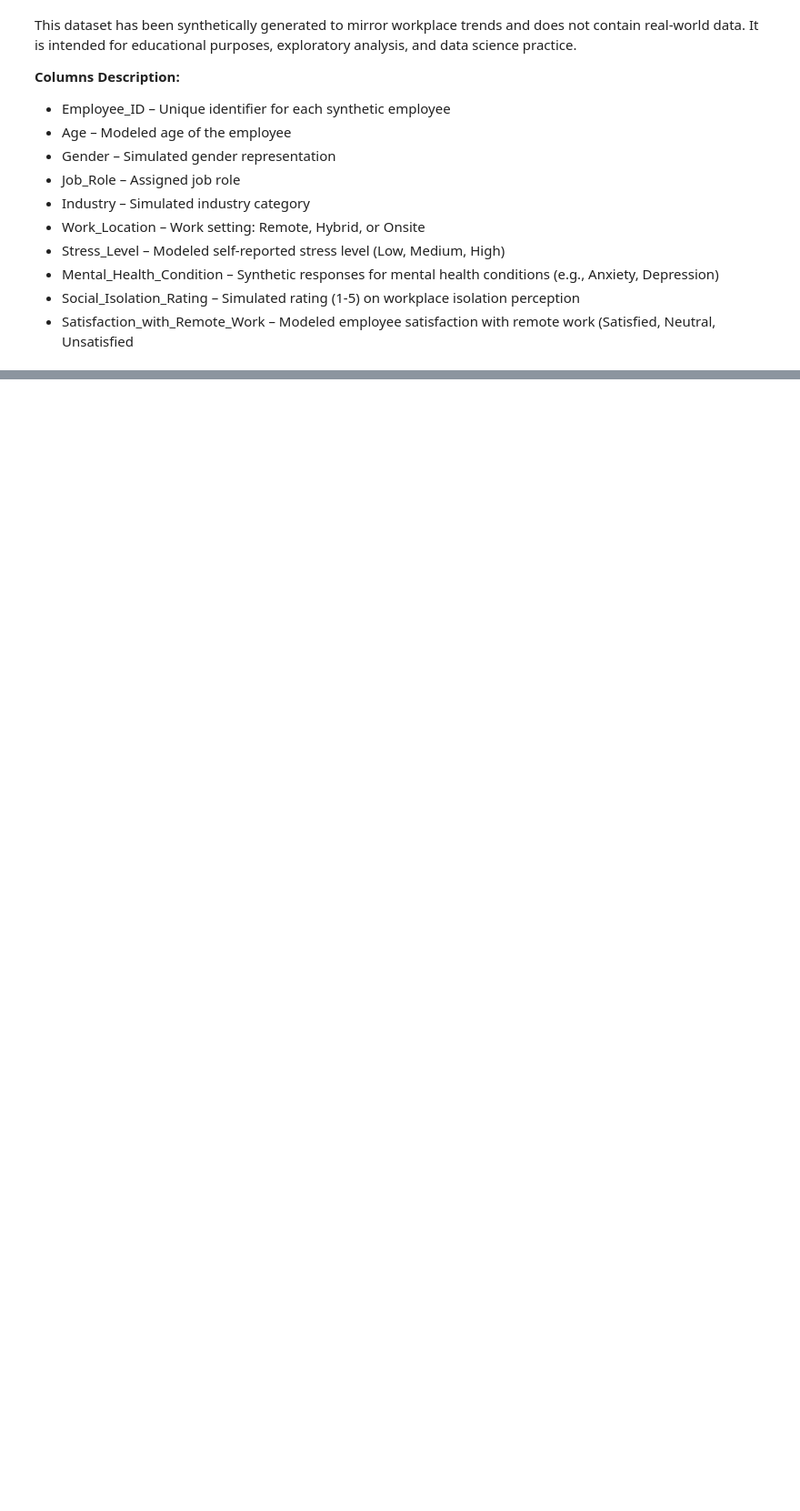
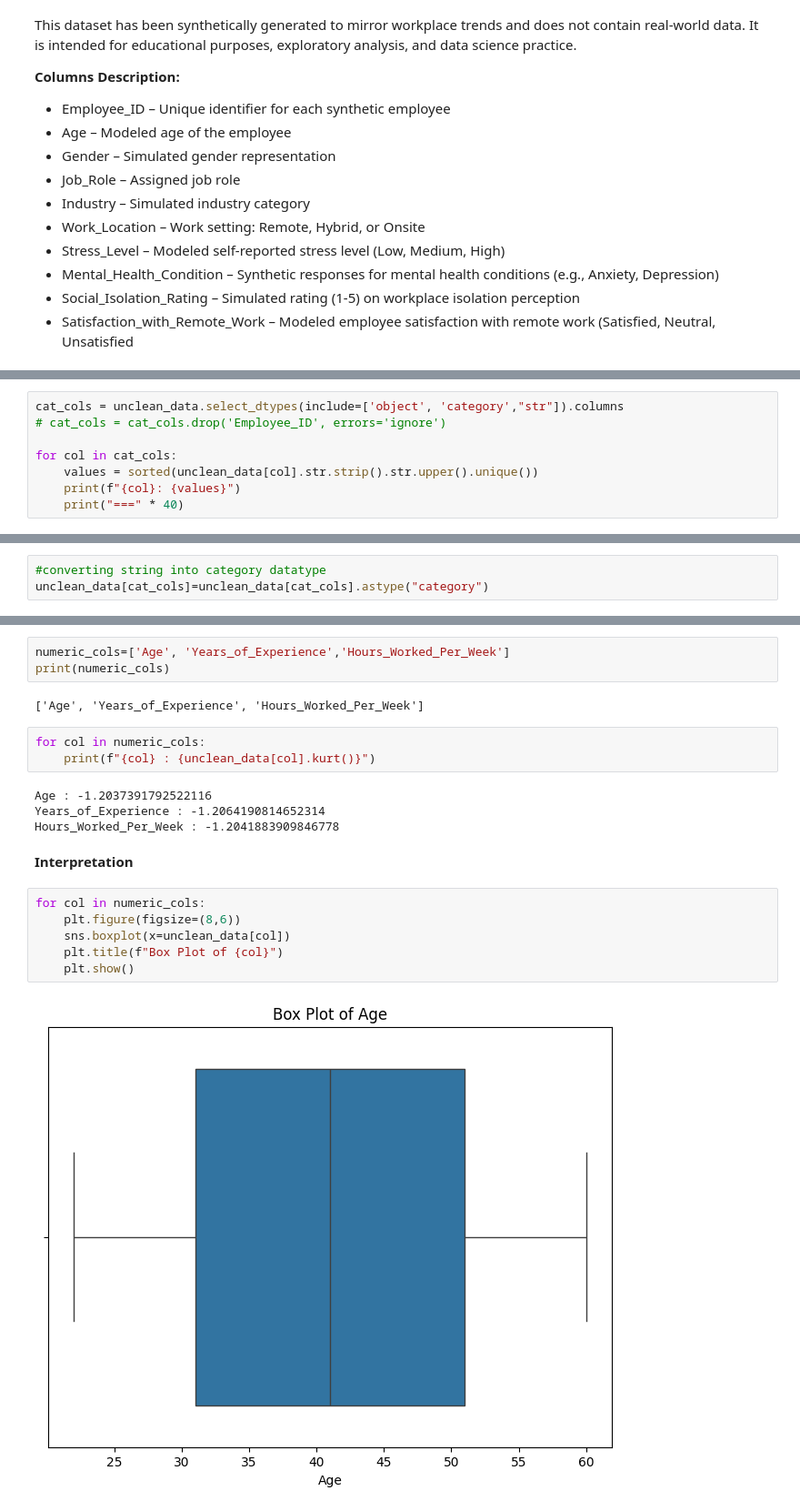
Before and after one commit to PalesaMonica/Wits-Data-Science-Interest-Group, a Jupyter notebook: Data Analysis/Exercise/Full EDA.ipynb, the cells around one changed output, grey strips where cells are left out. Shown at 91% size. Drawn from its saved outputs; the diff is of its cells as text; blank space fills up the shorter version.

```diff
--- a/Data Analysis/Exercise/Full EDA.ipynb
+++ b/Data Analysis/Exercise/Full EDA.ipynb
@@ -39,0 +178,8 @@ For the given dataset do the following :
+# %%
+cat_cols = unclean_data.select_dtypes(include=['object', 'category',"str"]).columns
+# cat_cols = cat_cols.drop('Employee_ID', errors='ignore')
+
+for col in cat_cols:
+    values = sorted(unclean_data[col].str.strip().str.upper().unique())
+    print(f"{col}: {values}")
+    print("===" * 40)
@@ -39,0 +206,3 @@ For the given dataset do the following :
+# %%
+#converting string into category datatype
+unclean_data[cat_cols]=unclean_data[cat_cols].astype("category")
@@ -39,0 +211,22 @@ For the given dataset do the following :
+# %%
+numeric_cols=['Age', 'Years_of_Experience','Hours_Worked_Per_Week']
+print(numeric_cols)
+# %% [output]
+['Age', 'Years_of_Experience', 'Hours_Worked_Per_Week']
+# %%
+for col in numeric_cols:
+    print(f"{col} : {unclean_data[col].kurt()}")
+# %% [output]
+Age : -1.2037391792522116
+Years_of_Experience : -1.2064190814652314
+Hours_Worked_Per_Week : -1.2041883909846778
+# %% [markdown]
+**Interpretation**
+# %%
+for col in numeric_cols:
+    plt.figure(figsize=(8,6))
+    sns.boxplot(x=unclean_data[col])
+    plt.title(f"Box Plot of {col}")
+    plt.show()
+# %% [output]
+[figure, added]
```
Also changed, not shown: parts of 50 cells of this notebook.
